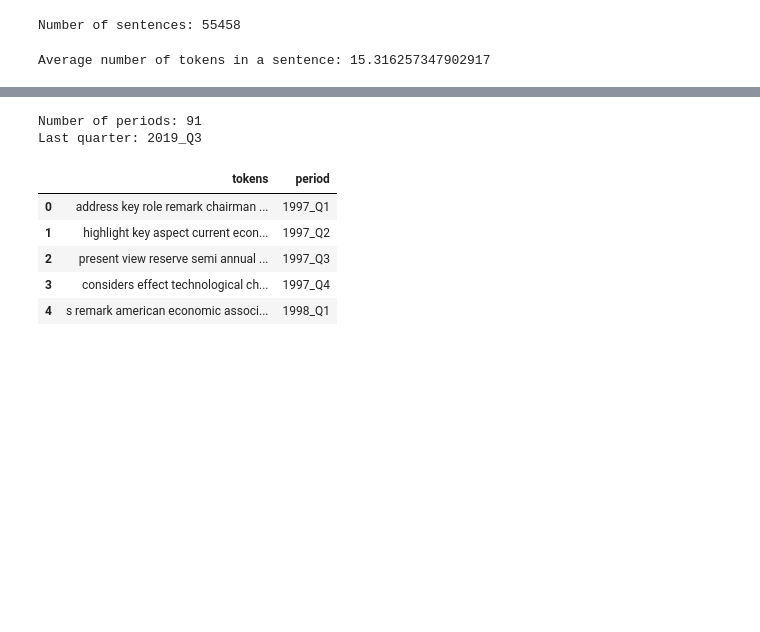
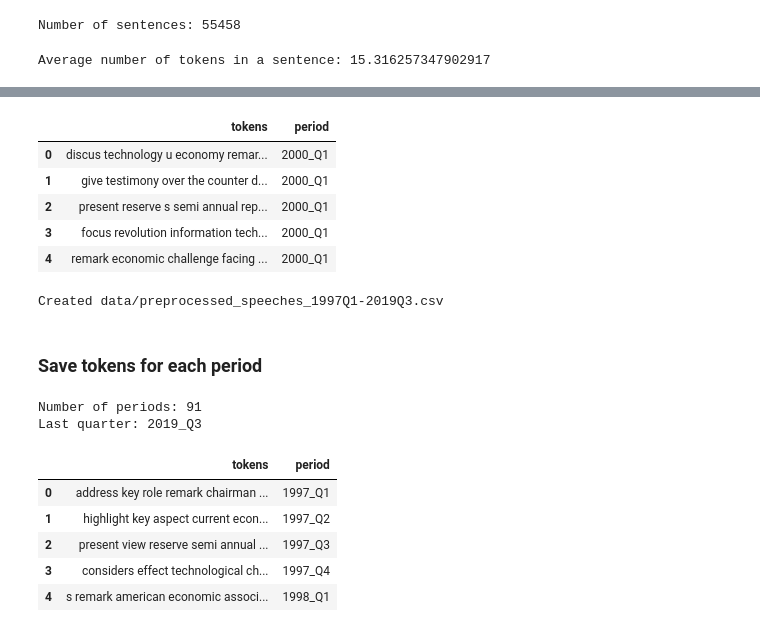
Before and after one commit to sophia-jihye/hot_topic_detection_in_central_bankers_speeches, a Jupyter notebook: Preprocessing and Data Preparation.ipynb, the cells around one changed output, grey strips where cells are left out. Saved outputs shown, nothing was run; the diff lists cells and outputs as text; code cells hidden in the pictures; blank space fills up the shorter version.

```diff
--- a/Preprocessing.ipynb
+++ b/Preprocessing and Data Preparation.ipynb
@@ -134,3 +166,20 @@ df.head()
+# %%
+df2['tokens'] = df2['tokens'].apply(lambda list_of_tuples: ' '.join([x for x, y in list_of_tuples]))
+df2.head()
+# %% [output]
+|  | tokens | period |
+| 0 | discus technology u economy remar... | 2000_Q1 |
+| 1 | give testimony over the counter d... | 2000_Q1 |
+| 2 | present reserve s semi annual rep... | 2000_Q1 |
+| 3 | focus revolution information tech... | 2000_Q1 |
+| 4 | remark economic challenge facing ... | 2000_Q1 |
+# %%
+df2.to_csv(save_filepath_tokens_for_each_speech, index=False)
+print('Created {}'.format(save_filepath_tokens_for_each_speech))
+# %% [output]
+Created data/preprocessed_speeches_1997Q1-2019Q3.csv
+# %% [markdown]
+### Save tokens for each period
 # %%
 records = []
 for period in sorted(df.grouping_period.unique()):
```
Also changed, not shown: parts of 9 cells of this notebook, 4 other files.
